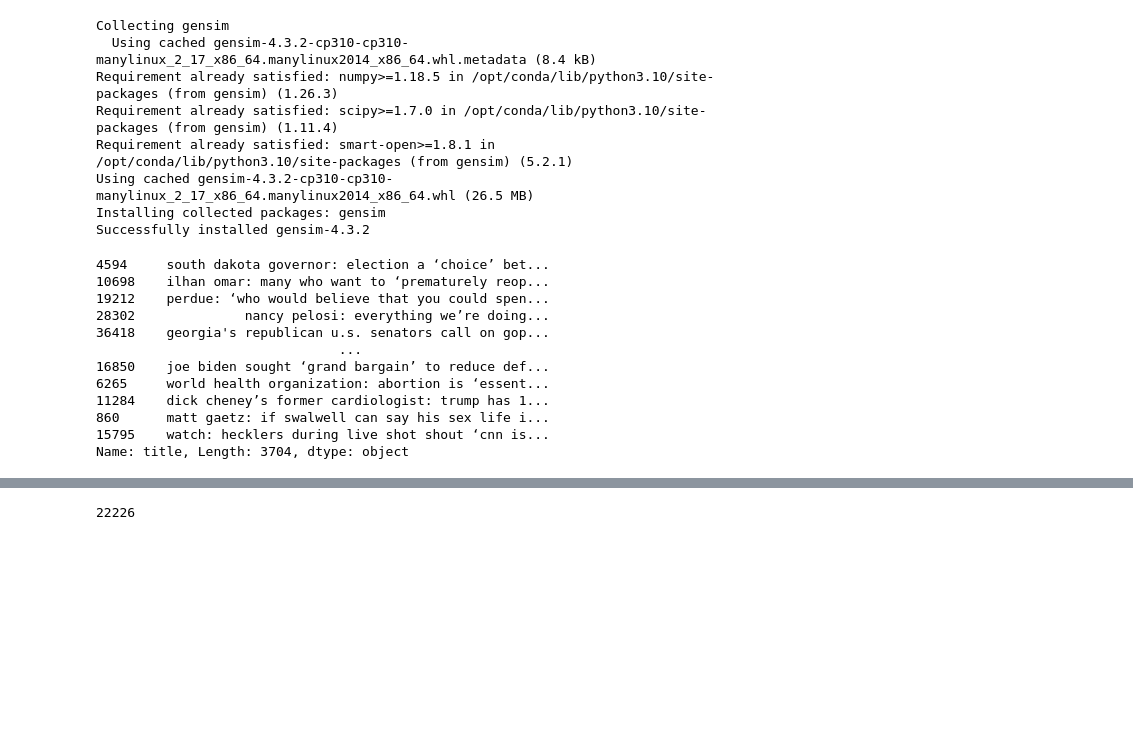
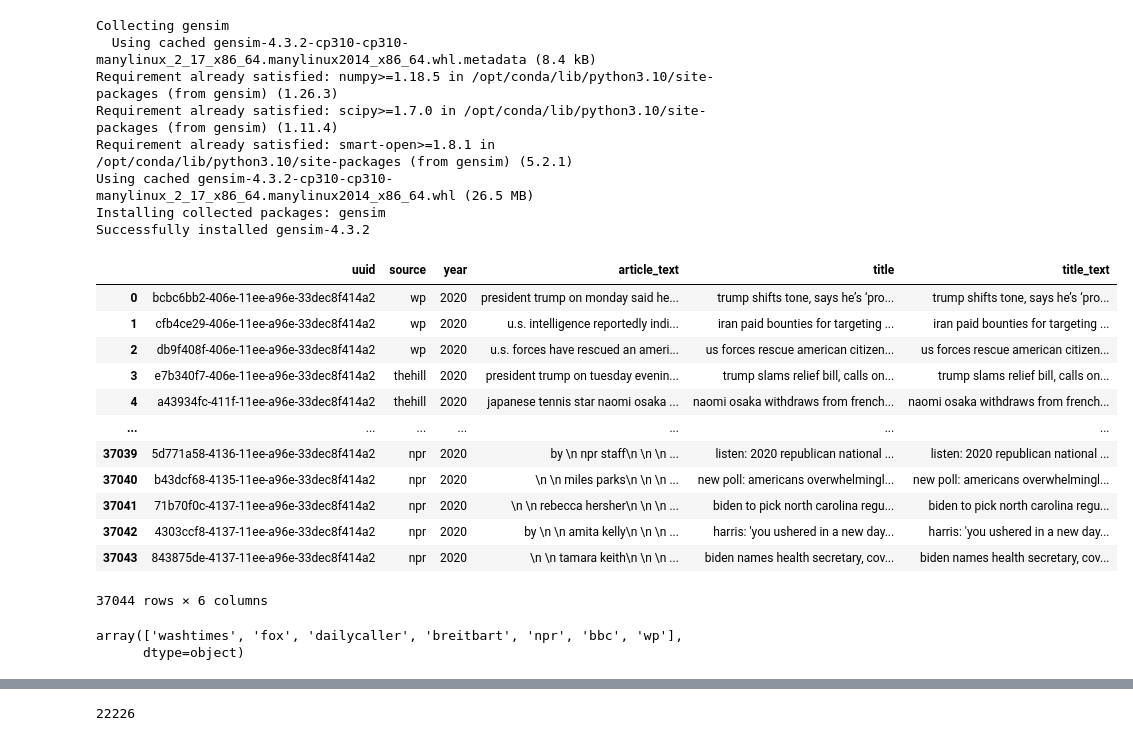
Before and after one commit to meganhmoore/LingoQuartet, a Jupyter notebook: notebooks/megans_hierarchical_part_2.ipynb, the cells around one changed output, grey strips where cells are left out. Saved outputs shown, nothing was run; the diff lists cells and outputs as text; code cells hidden in the pictures; blank space fills up the shorter version.

```diff
--- a/notebooks/megans_hierarchical_part_2.ipynb
+++ b/notebooks/megans_hierarchical_part_2.ipynb
@@ -24,6 +25,22 @@ from sklearn.model_selection import train_test_split
 from gensim.models import FastText
 # %%
 embeddings = pd.read_pickle("./data/clean_2020articles_w_title_embeddings.pkl")
+# %%
+embeddings = pd.read_csv("../data/metadata_w_2020articles_cleaned.csv", index_col=0)
 # %%
-# embeddings
+embeddings
+# %% [output]
+|  | uuid | source | year | article_text | title | title_text |
+| 0 | bcbc6bb2-406e-11ee-a96e-33dec8f414a2 | wp | 2020 | president trump on monday said he... | trump shifts tone, says he’s ‘pro... | trump shifts tone, says he’s ‘pro... |
+| 1 | cfb4ce29-406e-11ee-a96e-33dec8f414a2 | wp | 2020 | u.s. intelligence reportedly indi... | iran paid bounties for targeting ... | iran paid bounties for targeting ... |
+| 2 | db9f408f-406e-11ee-a96e-33dec8f414a2 | wp | 2020 | u.s. forces have rescued an ameri... | us forces rescue american citizen... | us forces rescue american citizen... |
+| 3 | e7b340f7-406e-11ee-a96e-33dec8f414a2 | thehill | 2020 | president trump on tuesday evenin... | trump slams relief bill, calls on... | trump slams relief bill, calls on... |
+| 4 | a43934fc-411f-11ee-a96e-33dec8f414a2 | thehill | 2020 | japanese tennis star naomi osaka ... | naomi osaka withdraws from french... | naomi osaka withdraws from french... |
+| ... | ... | ... | ... | ... | ... | ... |
+| 37039 | 5d771a58-4136-11ee-a96e-33dec8f414a2 | npr | 2020 | by \n npr staff\n \n \n ... | listen: 2020 republican national ... | listen: 2020 republican national ... |
+| 37040 | b43dcf68-4135-11ee-a96e-33dec8f414a2 | npr | 2020 | \n \n miles parks\n \n \n ... | new poll: americans overwhelmingl... | new poll: americans overwhelmingl... |
+| 37041 | 71b70f0c-4137-11ee-a96e-33dec8f414a2 | npr | 2020 | \n \n rebecca hersher\n \n \n ... | biden to pick north carolina regu... | biden to pick north carolina regu... |
+| 37042 | 4303ccf8-4137-11ee-a96e-33dec8f414a2 | npr | 2020 | by \n \n amita kelly\n \n \n ... | harris: 'you ushered in a new day... | harris: 'you ushered in a new day... |
+| 37043 | 843875de-4137-11ee-a96e-33dec8f414a2 | npr | 2020 | \n \n tamara keith\n \n \n ... | biden names health secretary, cov... | biden names health secretary, cov... |
+37044 rows × 6 columns
 # %%
@@ -31,19 +48,11 @@ train, test = train_test_split(embeddings, test_size=0.4, random_state=42)
+# %%
+train.loc[:, 'source'].unique()
+# %% [output]
+array(['washtimes', 'fox', 'dailycaller', 'breitbart', 'npr', 'bbc', 'wp'],
+      dtype=object)
 # %%
-corpus = train.loc[:, 'title']
+corpus = train.loc[:, 'title_text']
 #corpus
-# %% [output]
-4594     south dakota governor: election a ‘choice’ bet...
-10698    ilhan omar: many who want to ‘prematurely reop...
-19212    perdue: ‘who would believe that you could spen...
-28302              nancy pelosi: everything we’re doing...
-36418    georgia's republican u.s. senators call on gop...
-                               ...
-16850    joe biden sought ‘grand bargain’ to reduce def...
-6265     world health organization: abortion is ‘essent...
-11284    dick cheney’s former cardiologist: trump has 1...
-860      matt gaetz: if swalwell can say his sex life i...
-15795    watch: hecklers during live shot shout ‘cnn is...
-Name: title, Length: 3704, dtype: object
 # %%
 # cv = CountVectorizer(ngram_range=(1, 2), min_df=0.001, max_df=0.99)
 # cv_matrix = cv.fit_transform(corpus)
```
Also changed, not shown: parts of 23 cells of this notebook.
